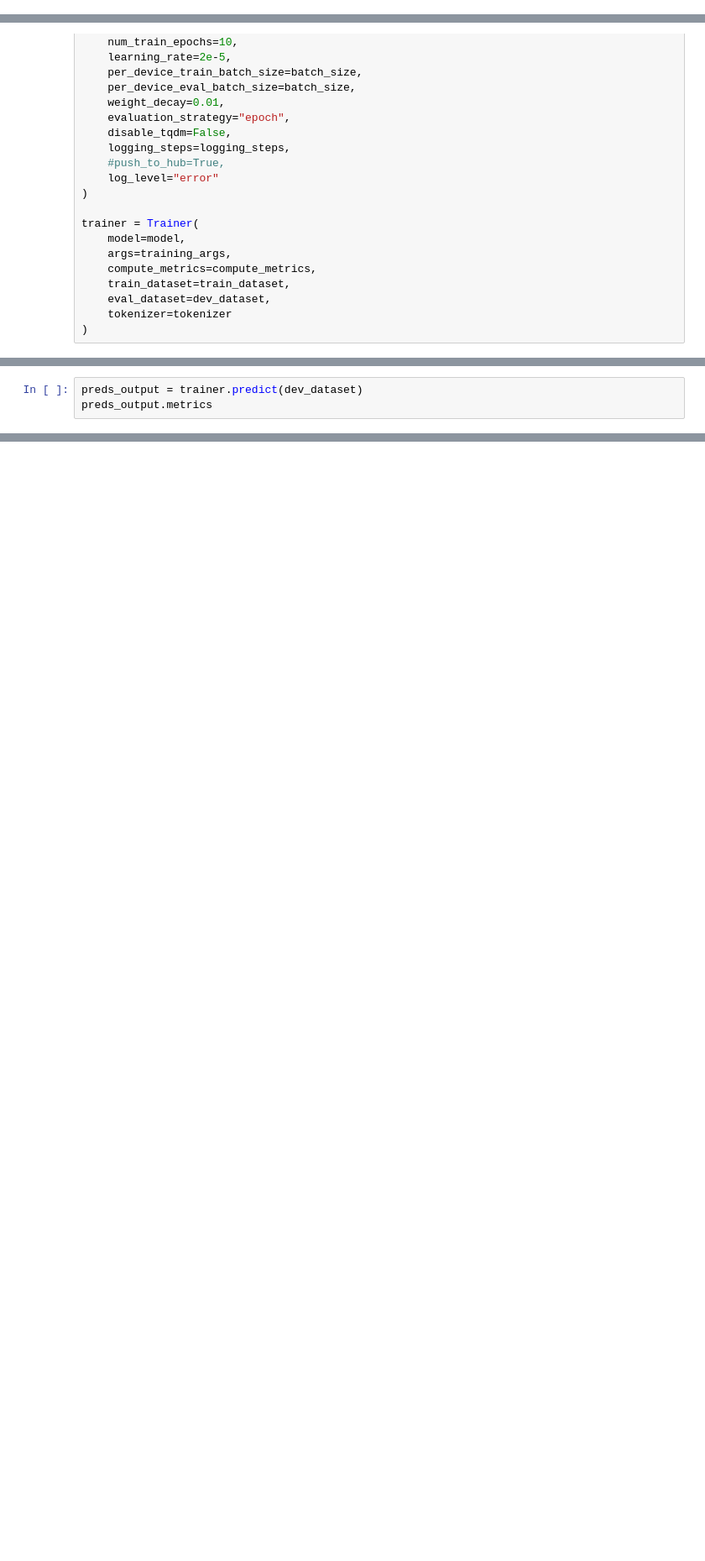
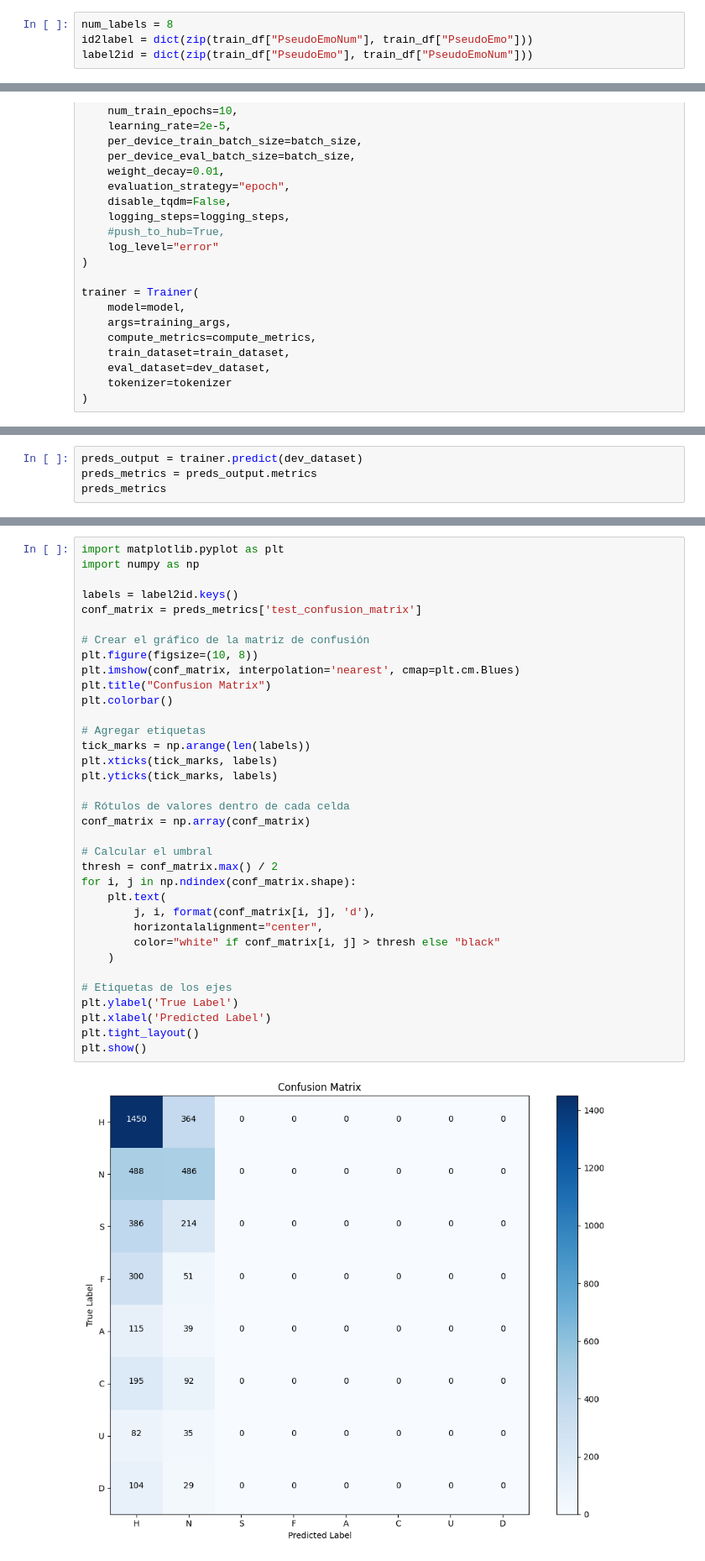
Before and after one commit to jgarcela/interspeech-nlp, a Jupyter notebook: train_male.ipynb, the cells around one changed output, grey strips where cells are left out. Shown: that part at 84% size. Saved outputs shown, nothing was run; the diff lists cells and outputs as text; blank space fills up the shorter version.

```diff
--- a/train_male.ipynb
+++ b/train_male.ipynb
@@ -95,0 +66,4 @@ Index: []
+# %%
+num_labels = 8
+id2label = dict(zip(train_df["PseudoEmoNum"], train_df["PseudoEmo"]))
+label2id = dict(zip(train_df["PseudoEmo"], train_df["PseudoEmoNum"]))
@@ -209,5 +208,6 @@ KeyboardInterrupt:
 # %%
 preds_output = trainer.predict(dev_dataset)
-preds_output.metrics
+preds_metrics = preds_output.metrics
+preds_metrics
 # %% [output]
 [interactive output not drawn]
@@ -219,0 +229,37 @@ preds_output.metrics
+# %%
+import matplotlib.pyplot as plt
+import numpy as np
+
+labels = label2id.keys()
+conf_matrix = preds_metrics['test_confusion_matrix']
+
+# Crear el gráfico de la matriz de confusión
+plt.figure(figsize=(10, 8))
+plt.imshow(conf_matrix, interpolation='nearest', cmap=plt.cm.Blues)
+plt.title("Confusion Matrix")
+plt.colorbar()
+
+# Agregar etiquetas
+tick_marks = np.arange(len(labels))
+plt.xticks(tick_marks, labels)
+plt.yticks(tick_marks, labels)
+
+# Rótulos de valores dentro de cada celda
+conf_matrix = np.array(conf_matrix)
+
+# Calcular el umbral
+thresh = conf_matrix.max() / 2
+for i, j in np.ndindex(conf_matrix.shape):
+    plt.text(
+        j, i, format(conf_matrix[i, j], 'd'),
+        horizontalalignment="center",
+        color="white" if conf_matrix[i, j] > thresh else "black"
+    )
+
+# Etiquetas de los ejes
+plt.ylabel('True Label')
+plt.xlabel('Predicted Label')
+plt.tight_layout()
+plt.show()
+# %% [output]
+[figure, added]
```
Also changed, not shown: parts of 7 cells of this notebook, 1 other file.
